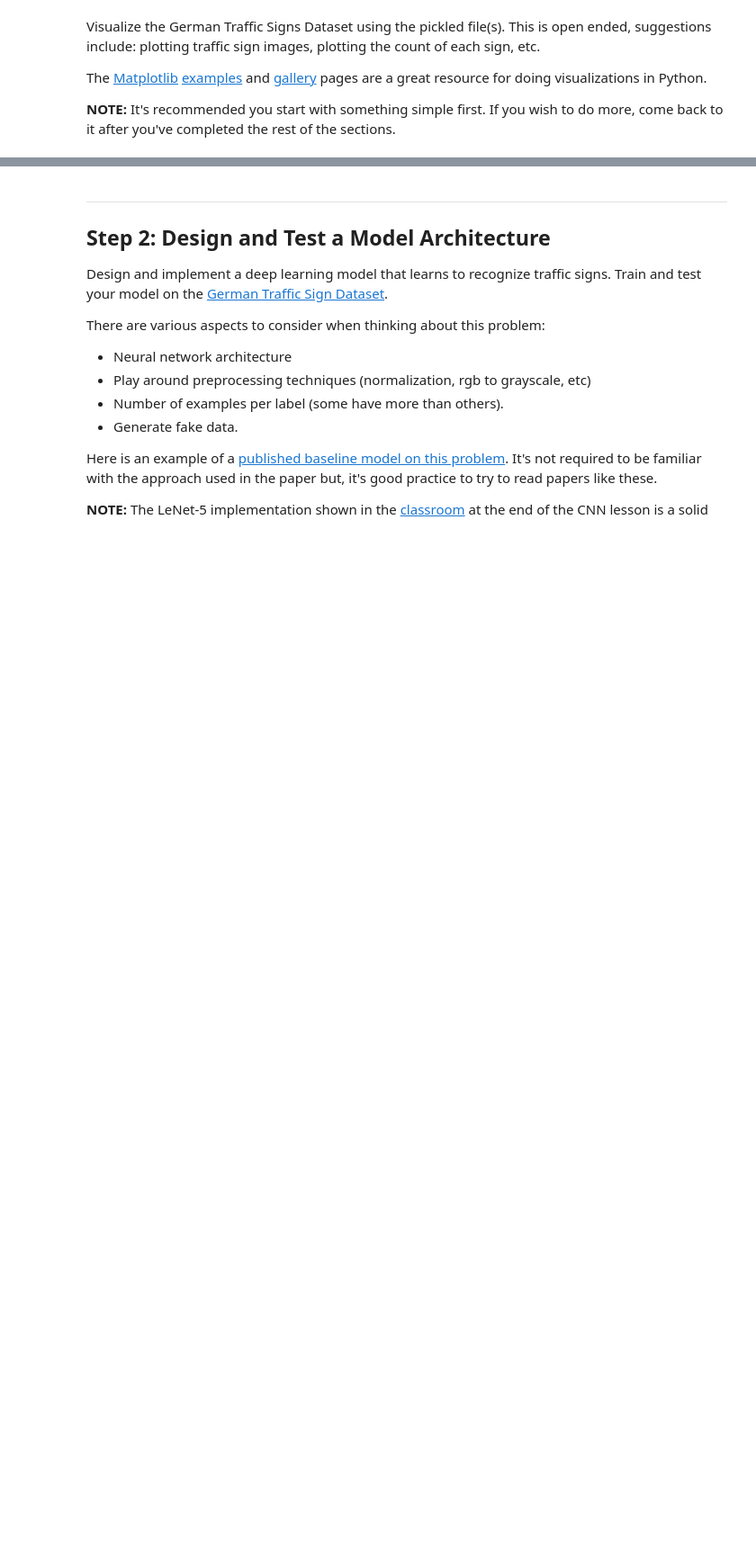
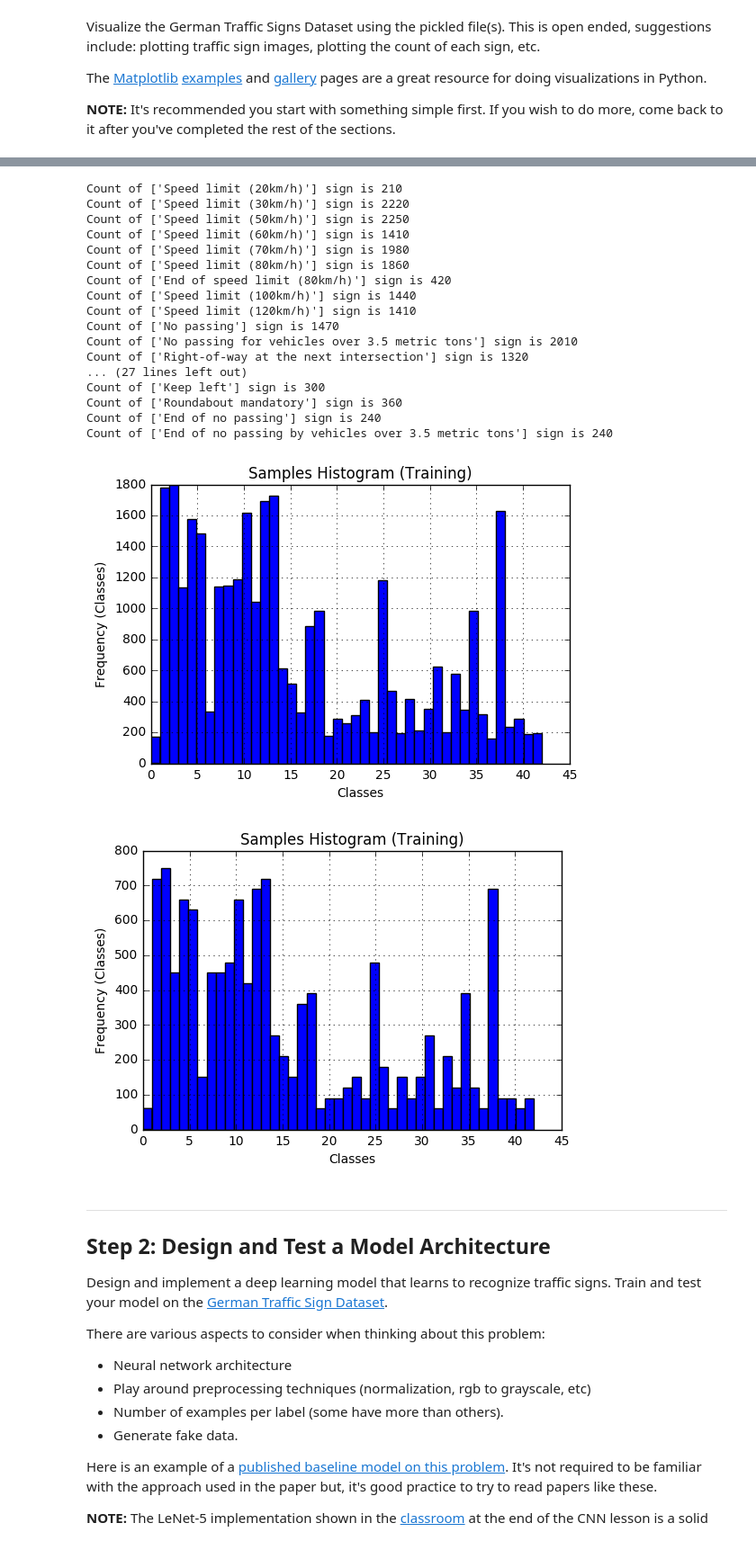
Before and after one commit to AloshkaD/Traffic_sign_classifier, a Jupyter notebook: Traffic_Sign_Classifier.ipynb, the cells around one changed output, grey strips where cells are left out. Shown at 90% size. Cells and saved outputs as stored; diff of their text form; code cells hidden in the pictures; blank space fills up the shorter version.

```diff
--- a/Traffic_Sign_Classifier.ipynb
+++ b/Traffic_Sign_Classifier.ipynb
@@ -93,3 +110,55 @@ print(y_train[index])
+# %%
+#Plot a histogram of data in order to see the frequency of each sign/class
+#Make sure the excell file is included in the director in order to read the meanining of each class, will look cool!
+sign_names = {}
+n_samples = []
+
+#Open excel file and read its contents for the sign labels(meaning)
+with open('/home/ros/SDC/CarND-Traffic-Sign-Classifier-Project/signnames.csv', 'r') as file:
+    read_file = csv.DictReader(file)
+    for i in read_file:
+        sign_names.setdefault(i['ClassId'],[]).append(i['SignName'])
+#Itirate through the hist
+
+for i in range(0, n_classes):
+    n_samples.append(len(train['features'][train['labels'] == i]))
+    print("Count of", sign_names[str(i)], "sign is", n_samples[i])
+
+plt.figure(1)
+n_class_list, _, _ = plt.hist(y_train, n_classes)
+plt.title("Samples Histogram (Training)")
+plt.xlabel("Classes")
+plt.ylabel("Frequency (Classes)")
+plt.grid(True)
+
+plt.figure(2)
+plt.hist(y_test, n_classes)
+plt.title("Samples Histogram (Training)")
+plt.xlabel("Classes")
+plt.ylabel("Frequency (Classes)")
+plt.grid(True)
+
+plt.show()
+# %% [output]
+Count of ['Speed limit (20km/h)'] sign is 210
+Count of ['Speed limit (30km/h)'] sign is 2220
+Count of ['Speed limit (50km/h)'] sign is 2250
+Count of ['Speed limit (60km/h)'] sign is 1410
+Count of ['Speed limit (70km/h)'] sign is 1980
+Count of ['Speed limit (80km/h)'] sign is 1860
+Count of ['End of speed limit (80km/h)'] sign is 420
+Count of ['Speed limit (100km/h)'] sign is 1440
+Count of ['Speed limit (120km/h)'] sign is 1410
+Count of ['No passing'] sign is 1470
+Count of ['No passing for vehicles over 3.5 metric tons'] sign is 2010
+Count of ['Right-of-way at the next intersection'] sign is 1320
+... (27 lines left out)
+Count of ['Keep left'] sign is 300
+Count of ['Roundabout mandatory'] sign is 360
+Count of ['End of no passing'] sign is 240
+Count of ['End of no passing by vehicles over 3.5 metric tons'] sign is 240
+[figure, added]
+[figure, added]
 # %% [markdown]
 ----
 
```
Also changed, not shown: parts of 13 cells of this notebook.
